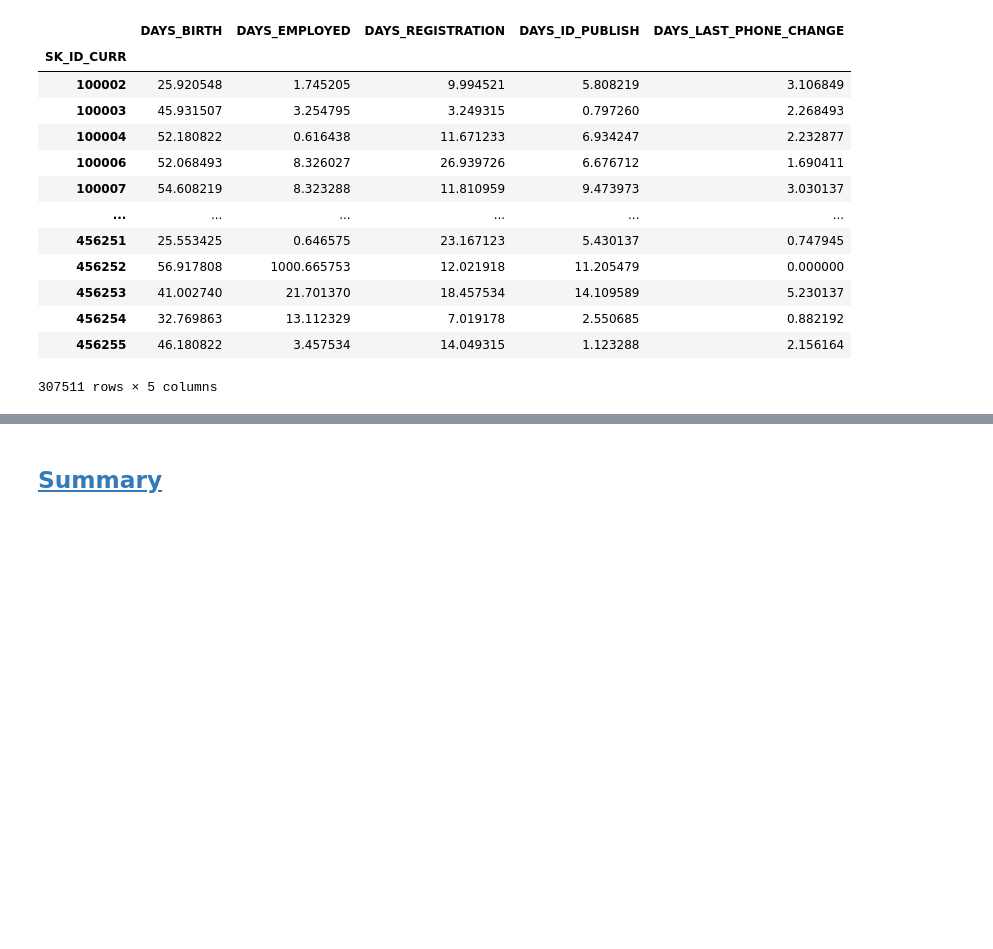
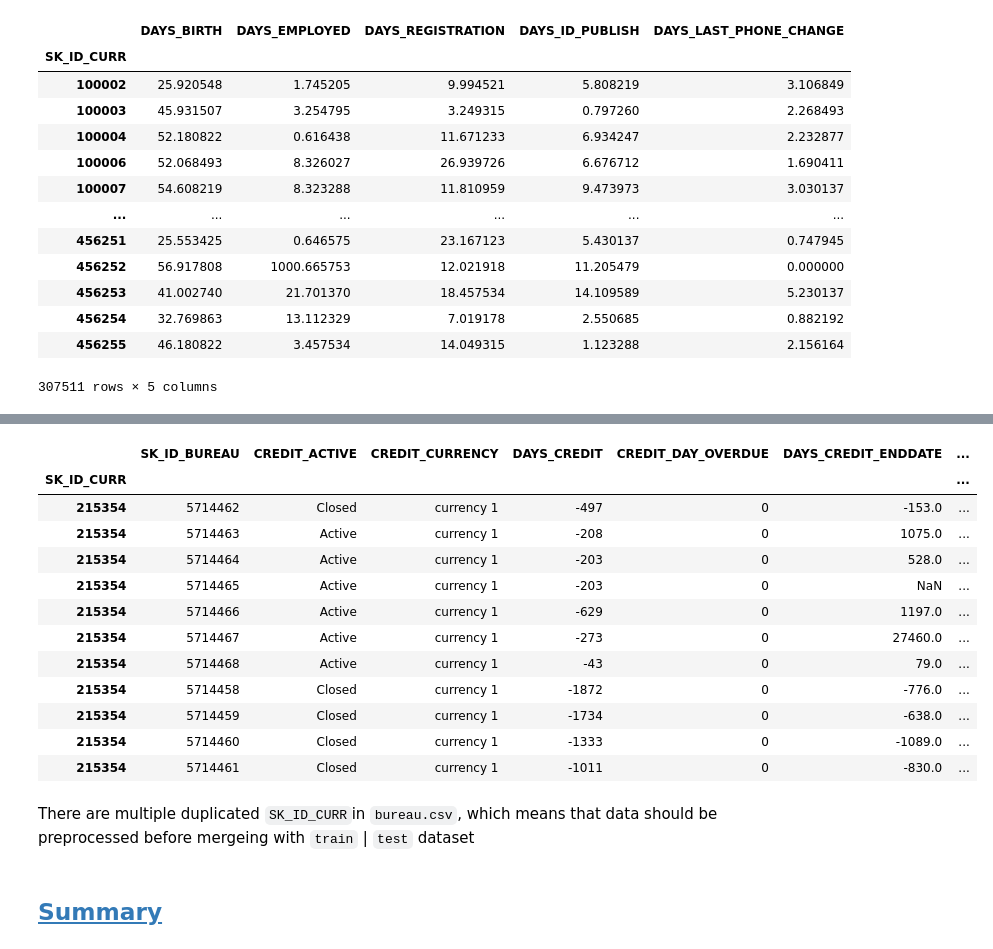
Before and after one commit to dongchanlim/MSBA, a Jupyter notebook: CapstoneProject/notebooks/EDA/EDA.ipynb, the cells around one changed output, grey strips where cells are left out. Saved outputs shown, nothing was run; the diff lists cells and outputs as text; code cells hidden in the pictures; blank space fills up the shorter version.

```diff
--- a/CapstoneProject/notebooks/EDA/EDA.ipynb
+++ b/CapstoneProject/notebooks/EDA/EDA.ipynb
@@ -523,2 +578,22 @@ np.abs(train.loc[:, train.columns.str.startswith('DAYS')] / 365.0)
+# %%
+bureau = pd.read_csv('/Users/imdongchan/Documents/GitHub/MSBA/CapstoneProject/data/raw/bureau.csv', header = 0, sep = ',', index_col= 0)
+# %%
+bureau[bureau.index == 215354]
+# %% [output]
+|  | SK_ID_BUREAU | CREDIT_ACTIVE | CREDIT_CURRENCY | DAYS_CREDIT | CREDIT_DAY_OVERDUE | DAYS_CREDIT_ENDDATE | ... |
+| SK_ID_CURR |  |  |  |  |  |  | ... |
+| 215354 | 5714462 | Closed | currency 1 | -497 | 0 | -153.0 | ... |
+| 215354 | 5714463 | Active | currency 1 | -208 | 0 | 1075.0 | ... |
+| 215354 | 5714464 | Active | currency 1 | -203 | 0 | 528.0 | ... |
+| 215354 | 5714465 | Active | currency 1 | -203 | 0 | NaN | ... |
+| 215354 | 5714466 | Active | currency 1 | -629 | 0 | 1197.0 | ... |
+| 215354 | 5714467 | Active | currency 1 | -273 | 0 | 27460.0 | ... |
+| 215354 | 5714468 | Active | currency 1 | -43 | 0 | 79.0 | ... |
+| 215354 | 5714458 | Closed | currency 1 | -1872 | 0 | -776.0 | ... |
+| 215354 | 5714459 | Closed | currency 1 | -1734 | 0 | -638.0 | ... |
+| 215354 | 5714460 | Closed | currency 1 | -1333 | 0 | -1089.0 | ... |
+| 215354 | 5714461 | Closed | currency 1 | -1011 | 0 | -830.0 | ... |
+# %% [markdown]
+There are multiple duplicated `SK_ID_CURR`in `bureau.csv`, which means that data should be preprocessed before mergeing with `train` | `test` dataset
 # %% [markdown]
-## <a id='toc2_9_'></a>[Summary](#toc0_)
+## <a id='toc2_10_'></a>[Summary](#toc0_)
```
Also changed, not shown: parts of 18 cells of this notebook, 1 other file.
